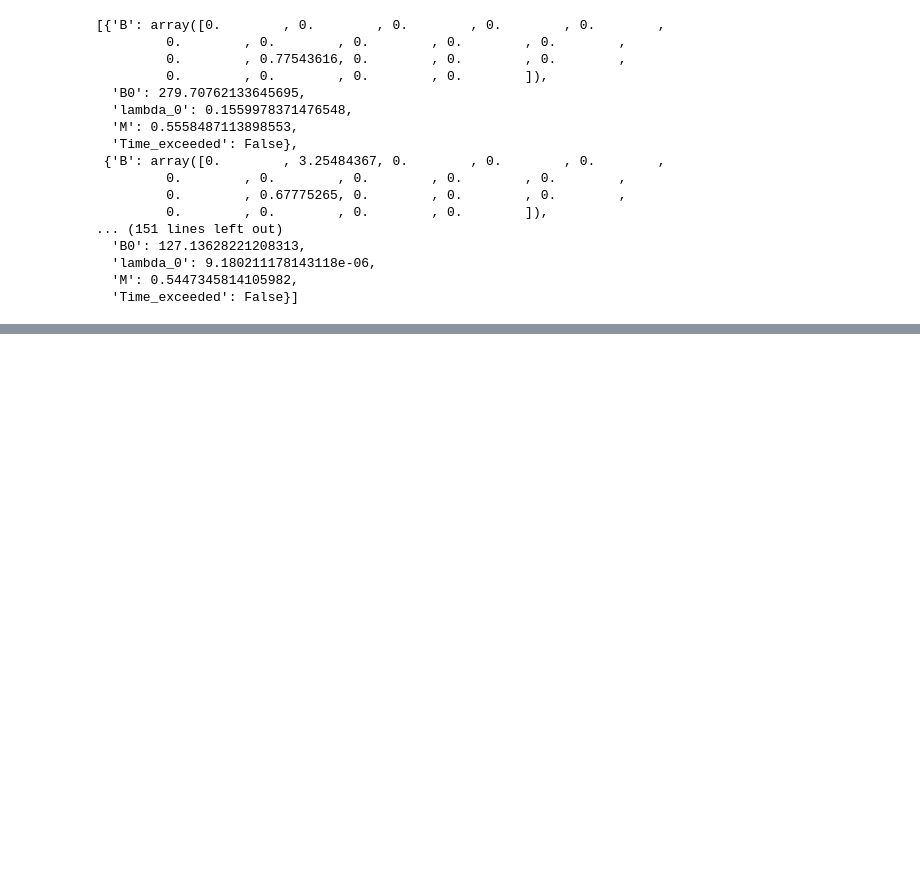
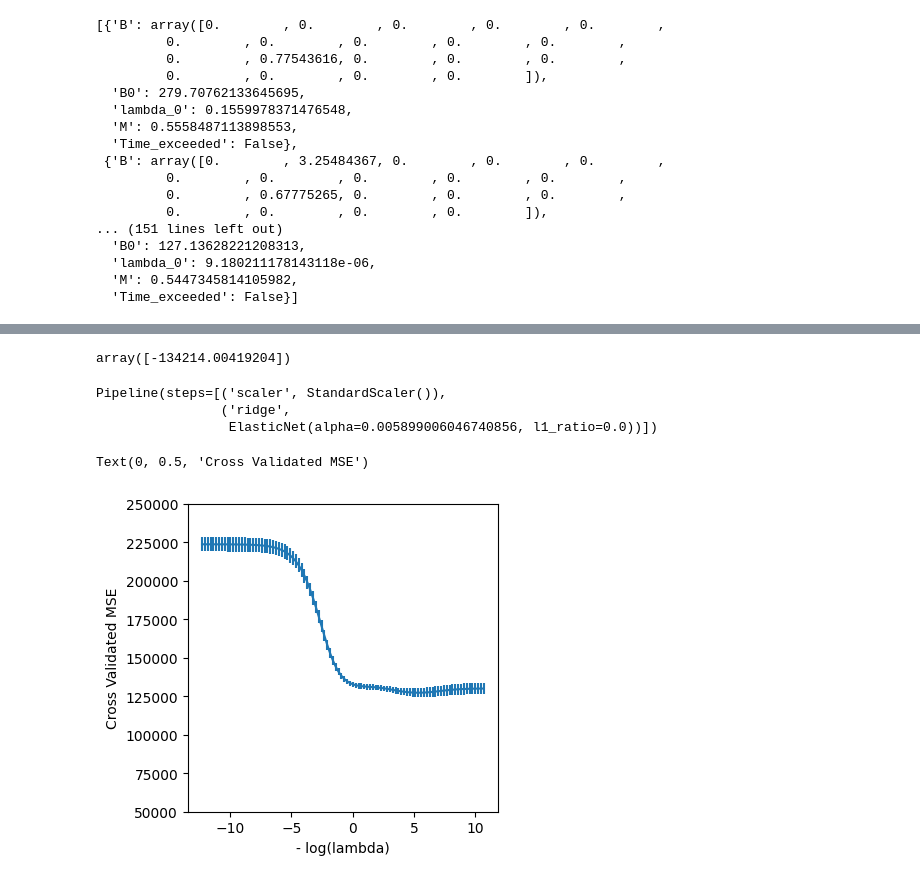
Before and after one commit to kkkamur07/ISL-Learning, a Jupyter notebook: Regularization/regularization-lab.ipynb, the cells around one changed output, grey strips where cells are left out. Drawn from its saved outputs; the diff is of its cells as text; code cells hidden in the pictures; blank space fills up the shorter version.

```diff
--- a/Regularization/regularization-lab.ipynb
+++ b/Regularization/regularization-lab.ipynb
@@ -205,0 +260,35 @@ Iteration: 19. Number of non-zeros:  19
+# %%
+# Validation approach
+
+validation = skm.ShuffleSplit(1, test_size = 0.5, random_state = 0)
+ridge.alpha = 0.01
+results = skm.cross_validate(ridge, x, y, scoring = "neg_mean_squared_error", cv = validation)
+results["test_score"]
+# %% [output]
+array([-134214.00419204])
+# %%
+param_grid = {"ridge__alpha" : lambdas}
+grid = skm.GridSearchCV(pipe, param_grid, scoring = "neg_mean_squared_error", cv = validation)
+grid.fit(x,y)
+grid.best_params_["ridge__alpha"]
+grid.best_estimator_
+# %% [output]
+Pipeline(steps=[('scaler', StandardScaler()),
+                ('ridge',
+                 ElasticNet(alpha=0.005899006046740856, l1_ratio=0.0))])
+# %%
+# Using the KFold
+kfold = skm.ShuffleSplit(5, test_size = 0.5, random_state = 0)
+grid = skm.GridSearchCV(pipe, param_grid, scoring = "neg_mean_squared_error", cv = kfold)
+grid.fit(x,y)
+grid.best_params_["ridge__alpha"]
+
+# Plotting
+ridge_fig, ax = subplots(figsize = (4,4))
+ax.errorbar(-np.log(lambdas), -grid.cv_results_["mean_test_score"], yerr = grid.cv_results_["std_test_score"] / np.sqrt(5))
+ax.set_ylim([50000, 250000])
+ax.set_xlabel("- log(lambda)")
+ax.set_ylabel("Cross Validated MSE")
+# %% [output]
+Text(0, 0.5, 'Cross Validated MSE')
+[figure, added]
```
Also changed, not shown: parts of 18 cells of this notebook, 1 other file.
